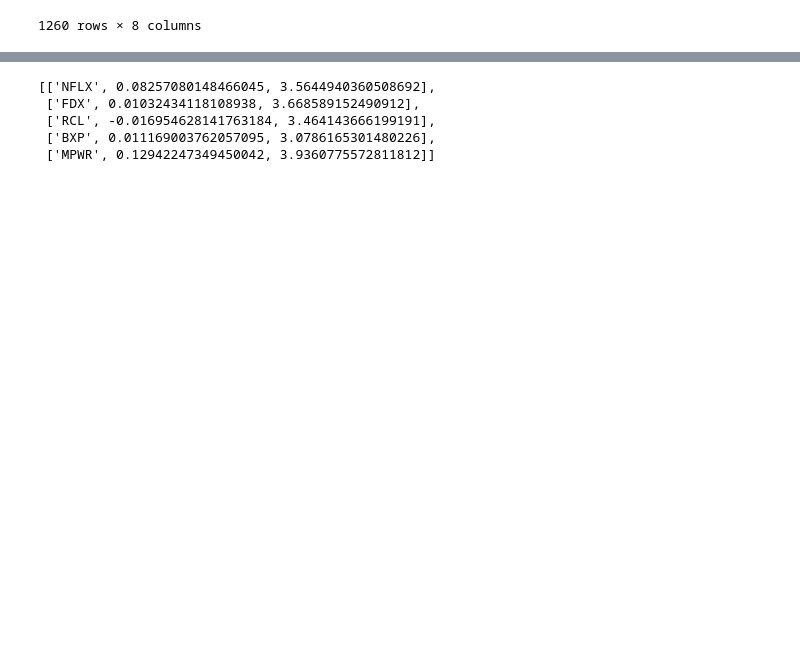
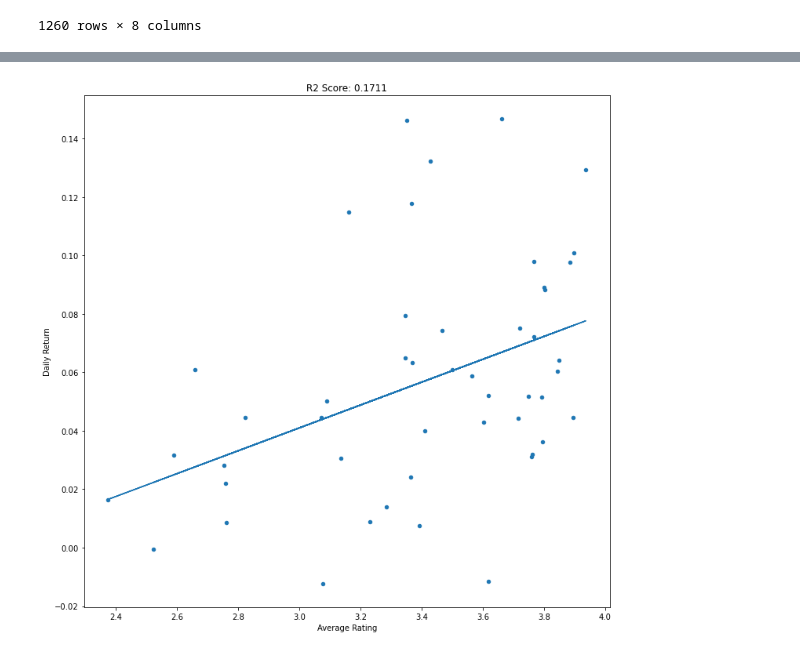
Before and after one commit to ImWesAdams/Stock-Returns-Analysis, a Jupyter notebook: Analyzing Returns for Various Stocks by Analyst Recommendation.ipynb, the cells around one changed output, grey strips where cells are left out. Drawn from its saved outputs; the diff is of its cells as text; code cells hidden in the pictures; blank space fills up the shorter version.

```diff
--- a/Analyzing Returns for Various Stocks by Analyst Recommendation.ipynb
+++ b/Analyzing Returns for Various Stocks by Analyst Recommendation.ipynb
@@ -117,7 +117,10 @@ def get_stock_rating_and_return(df,minimum_average_ratings=3,trim_start=100):
 import random
 stocks = random.sample(sp500,50)
 store_values = []
+counter = 1
 for stock in stocks:
+    print(counter)
+    counter += 1
     returns,rating = get_stock_rating_and_return(get_history_and_recommendation_data(stock))
     store_values.append([stock,returns,rating])
 # %% [output]
@@ -127,8 +143,0 @@ Not enough ratings for this stock.
-# %%
-store_values
-# %% [output]
-[['NFLX', 0.08257080148466045, 3.5644940360508692],
- ['FDX', 0.01032434118108938, 3.668589152490912],
- ['RCL', -0.016954628141763184, 3.464143666199191],
- ['BXP', 0.011169003762057095, 3.0786165301480226],
- ['MPWR', 0.12942247349450042, 3.9360775572811812]]
@@ -301,0 +144,10 @@ def process_individual_stock(stock_ticker,period='5y',days_out=180,color_method=
+# %%
+df = pd.DataFrame(store_values,columns=['Ticker','Daily Return','Average Rating']).dropna()
+df.plot(x='Average Rating',y='Daily Return',kind='scatter',figsize=(12,12))
+m,b = np.polyfit(x=df['Average Rating'],y=df['Daily Return'], deg=1)
+plt.plot(df['Average Rating'],df['Average Rating']*m+b)
+title = 'R2 Score: '+str(round(r2_score(df['Daily Return'],df['Average Rating']*m+b),4))
+plt.title(title)
+plt.show()
+# %% [output]
+[figure, added]
```
Also changed, not shown: parts of 2 cells of this notebook, 1 other file.
